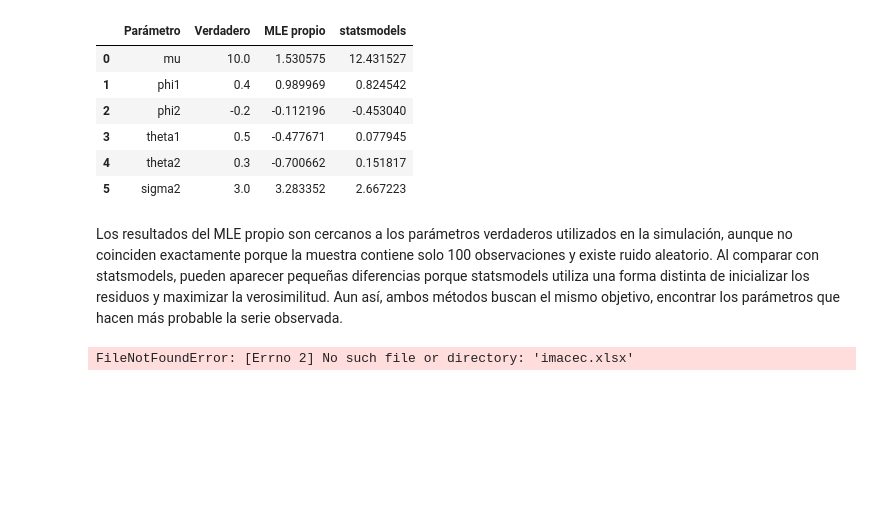
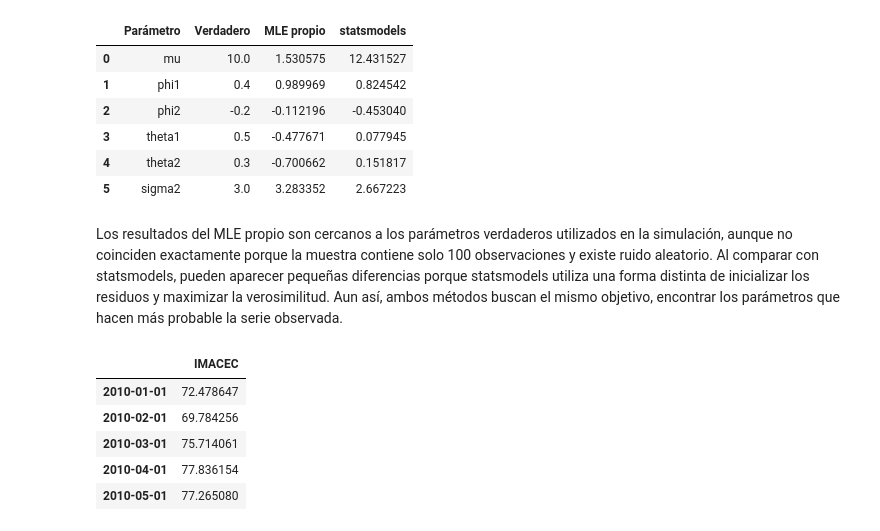
Before and after one commit to Antoniacifuentes/ds_finance_cifuentes, a Jupyter notebook: notebooks/hw4.ipynb, the cells around one changed output. Drawn from its saved outputs; the diff is of its cells as text; code cells hidden in the pictures; blank space fills up the shorter version.

```diff
--- a/notebooks/hw4.ipynb
+++ b/notebooks/hw4.ipynb
@@ -263,7 +263,24 @@ tabla_final
 | 5 | sigma2 | 3.0 | 3.283352 | 2.667223 |
 # %% [markdown]
 Los resultados del MLE propio son cercanos a los parámetros verdaderos utilizados en la simulación, aunque no coinciden exactamente porque la muestra contiene solo 100 observaciones y existe ruido aleatorio. Al comparar con statsmodels, pueden aparecer pequeñas diferencias porque statsmodels utiliza una forma distinta de inicializar los residuos y maximizar la verosimilitud. Aun así, ambos métodos buscan el mismo objetivo, encontrar los parámetros que hacen más probable la serie observada.
-# %%
-df = pd.read_excel("imacec.xlsx")
-# %% [output]
-FileNotFoundError: [Errno 2] No such file or directory: 'imacec.xlsx'
+# %%
+import pandas as pd
+
+df = pd.read_excel("../data/CCNN2018_IMACEC_01_A.xlsx", header=2)
+
+serie = df.iloc[0, 2:]
+
+serie.index = pd.to_datetime(serie.index)
+serie = pd.to_numeric(serie)
+serie.name = "IMACEC"
+
+serie = serie.to_frame()
+
+serie.head()
+# %% [output]
+|  | IMACEC |
+| 2010-01-01 | 72.478647 |
+| 2010-02-01 | 69.784256 |
+| 2010-03-01 | 75.714061 |
+| 2010-04-01 | 77.836154 |
+| 2010-05-01 | 77.265080 |
```
Also changed, not shown: parts of 8 cells of this notebook.
